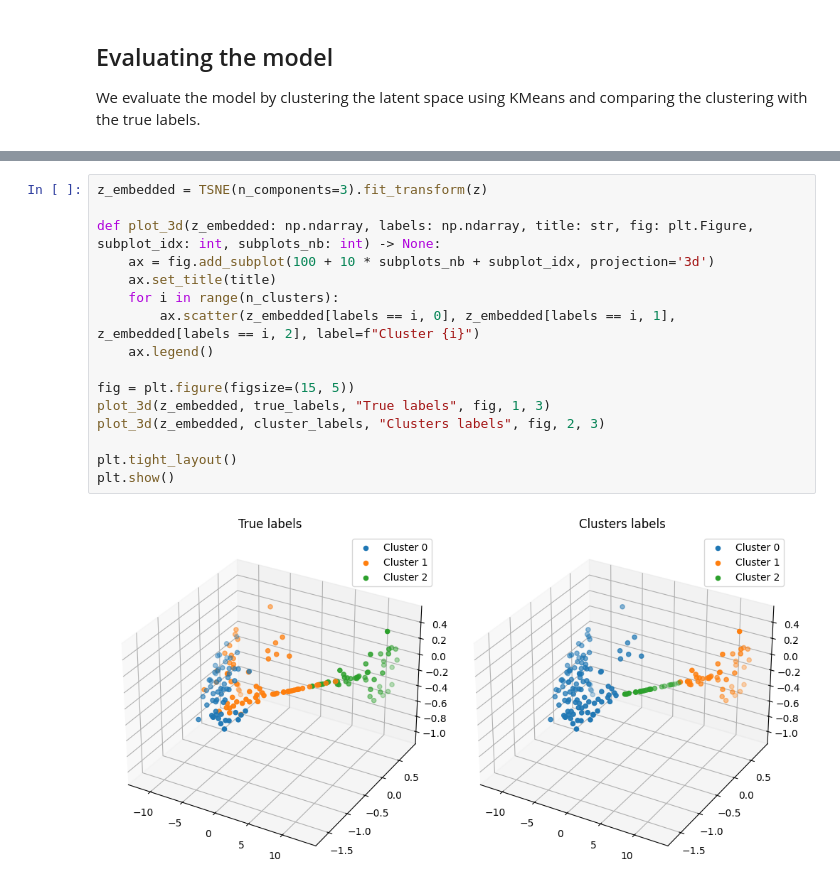
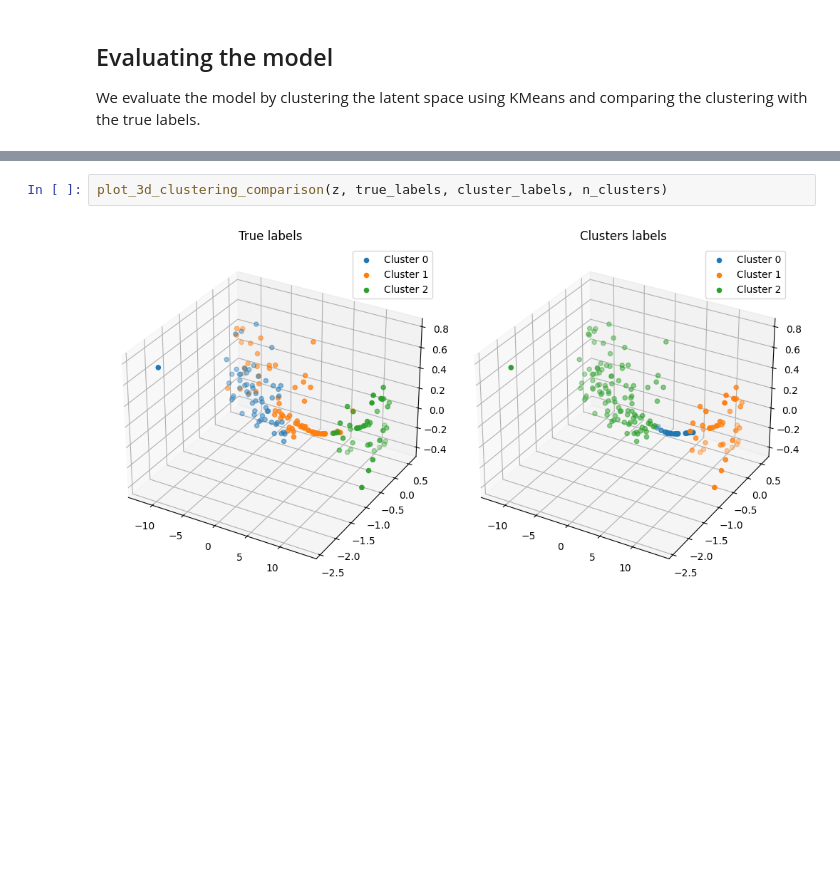
Before and after one commit to timothewt/AdvancedGraphClustering, a Jupyter notebook: notebooks/tw-1-graphencoder.ipynb, the cells around one changed output, grey strips where cells are left out. Cells and saved outputs as stored; diff of their text form; blank space fills up the shorter version.

```diff
--- a/notebooks/tw-1-graphencoder.ipynb
+++ b/notebooks/tw-1-graphencoder.ipynb
@@ -125,18 +111,4 @@ Accuracy: 0.6853932584269663, NMI: 0.5644552632922665, ARI: 0.4266056109159001,
 # %%
-z_embedded = TSNE(n_components=3).fit_transform(z)
-
-def plot_3d(z_embedded: np.ndarray, labels: np.ndarray, title: str, fig: plt.Figure, subplot_idx: int, subplots_nb: int) -> None:
-	ax = fig.add_subplot(100 + 10 * subplots_nb + subplot_idx, projection='3d')
-	ax.set_title(title)
-	for i in range(n_clusters):
-		ax.scatter(z_embedded[labels == i, 0], z_embedded[labels == i, 1], z_embedded[labels == i, 2], label=f"Cluster {i}")
-	ax.legend()
-
-fig = plt.figure(figsize=(15, 5))
-plot_3d(z_embedded, true_labels, "True labels", fig, 1, 3)
-plot_3d(z_embedded, cluster_labels, "Clusters labels", fig, 2, 3)
-
-plt.tight_layout()
-plt.show()
+plot_3d_clustering_comparison(z, true_labels, cluster_labels, n_clusters)
 # %% [output]
-[figure, old version]
+[figure, new version]
```
Also changed, not shown: parts of 3 cells of this notebook, 2 other files.
